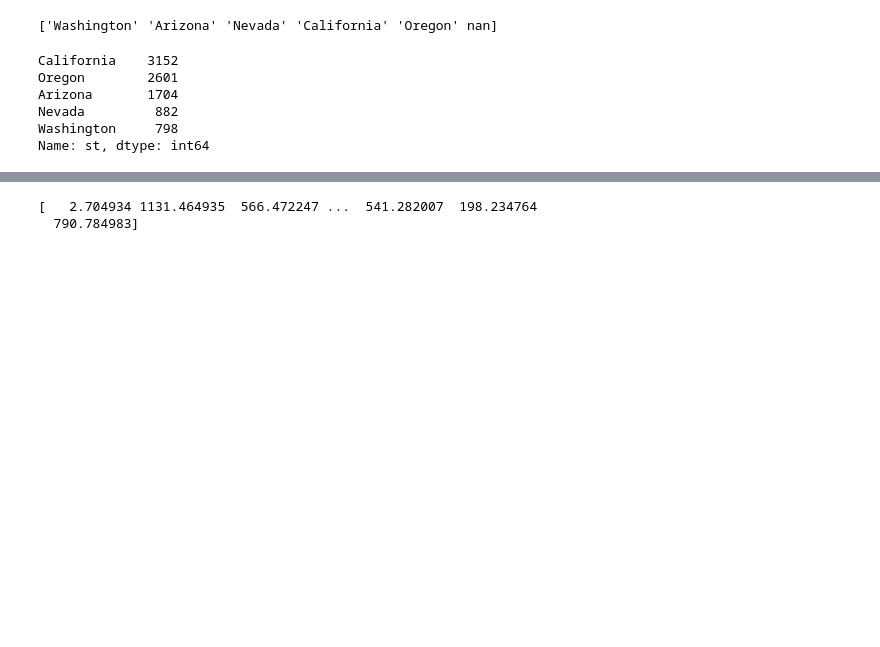
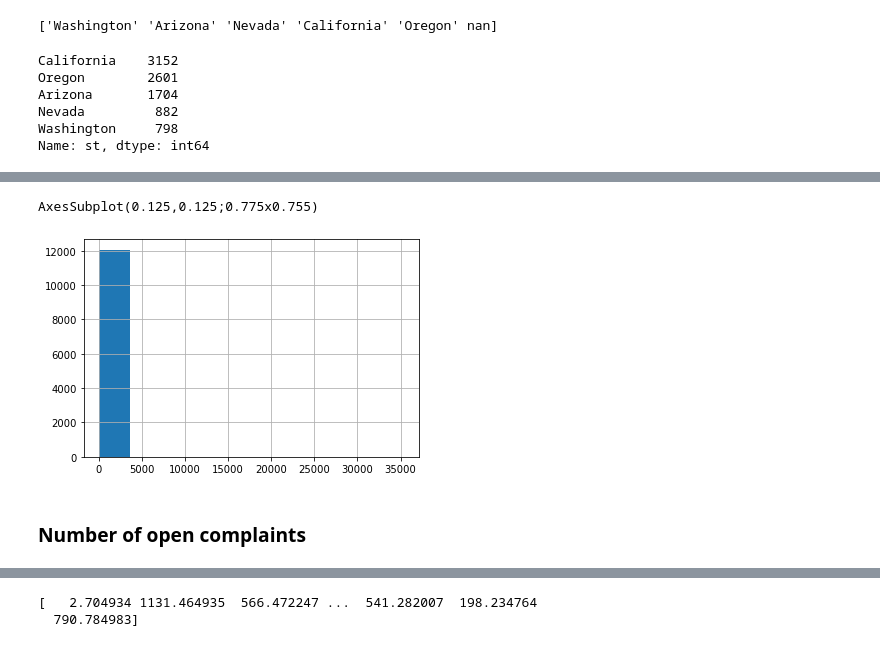
Before and after one commit to IngaEichhorn/IronInga, a Jupyter notebook: Customer_Analysis_Case_Study/Lab_Case_Study_AutoInsuranceCompany.ipynb, the cells around one changed output, grey strips where cells are left out. Cells and saved outputs as stored; diff of their text form; code cells hidden in the pictures; blank space fills up the shorter version.

```diff
--- a/Customer_Analysis_Case_Study/Lab_Case_Study_AutoInsuranceCompany.ipynb
+++ b/Customer_Analysis_Case_Study/Lab_Case_Study_AutoInsuranceCompany.ipynb
@@ -271,2 +341,11 @@ ai_df_['monthly premium auto'] = ai_df_['income'].fillna(mean_monthly_premium_au
+# %%
+ai_df_['monthly premium auto'] = ai_df_['monthly premium auto'].fillna(mean_monthly_premium_auto)
+
+print(ai_df_['monthly premium auto'].hist())
+# %% [output]
+AxesSubplot(0.125,0.125;0.775x0.755)
+[figure, added]
+# %% [markdown]
+### Number of open complaints <a class="anchor" id="chapter7_4"></a>
 # %%
 print(ai_df_['number of open complaints'].unique())
```
Also changed, not shown: parts of 43 cells of this notebook.
